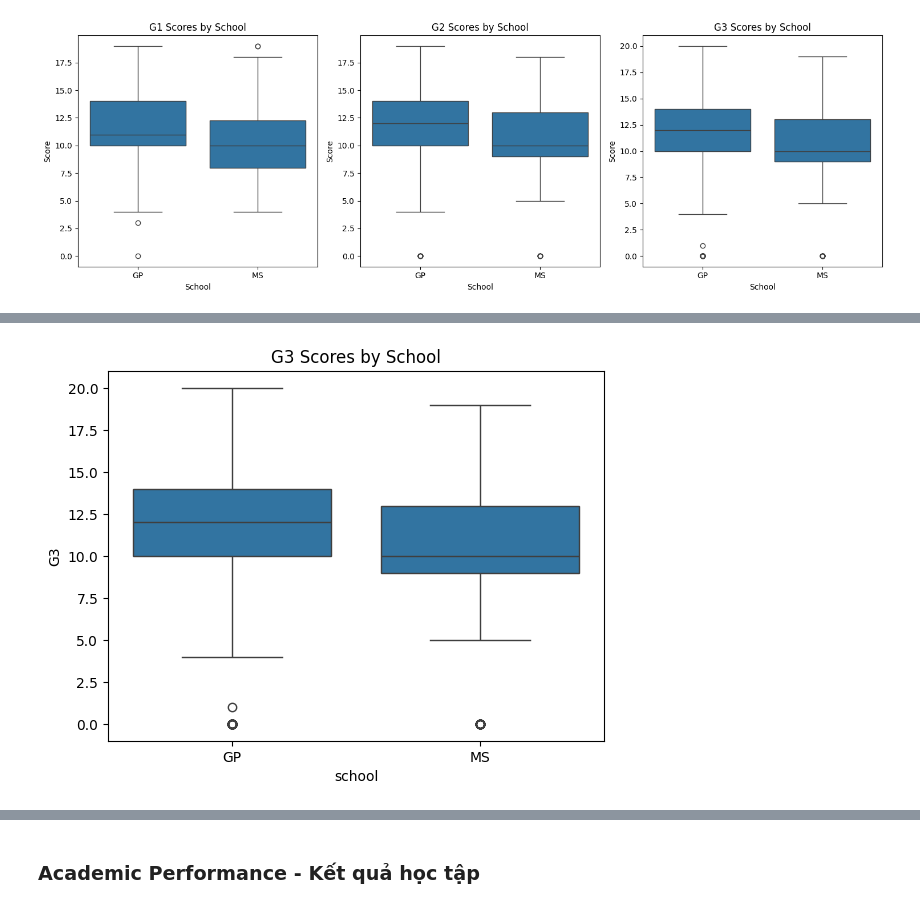
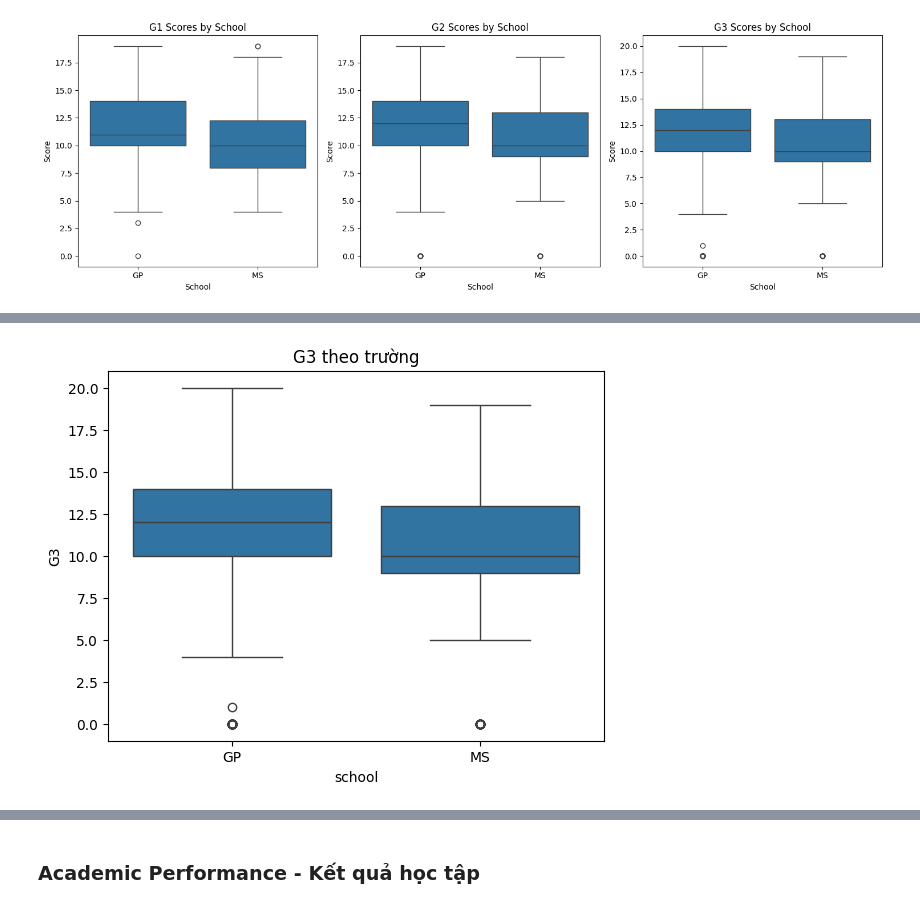
Before and after one commit to xuancuong1019/DS111_data_analysis, a Jupyter notebook: dashboard_generating.ipynb, the cells around one changed output, grey strips where cells are left out. Drawn from its saved outputs; the diff is of its cells as text; code cells hidden in the pictures.

```diff
--- a/dashboard_generating.ipynb
+++ b/dashboard_generating.ipynb
@@ -61,8 +71,7 @@ plt.show()
 # %%
 # Bài tập 4: Tìm ngoại lệ thấp cao theo trường MS và GP của điểm G3
 sns.boxplot(x="school", y="G3", data=df_all, showfliers=True)
-
-plt.title("G3 Scores by School")
+plt.title("G3 theo trường")
 plt.show()
 # %% [output]
-[figure, old version]
+[figure, new version]
```
Also changed, not shown: parts of 25 cells of this notebook.
